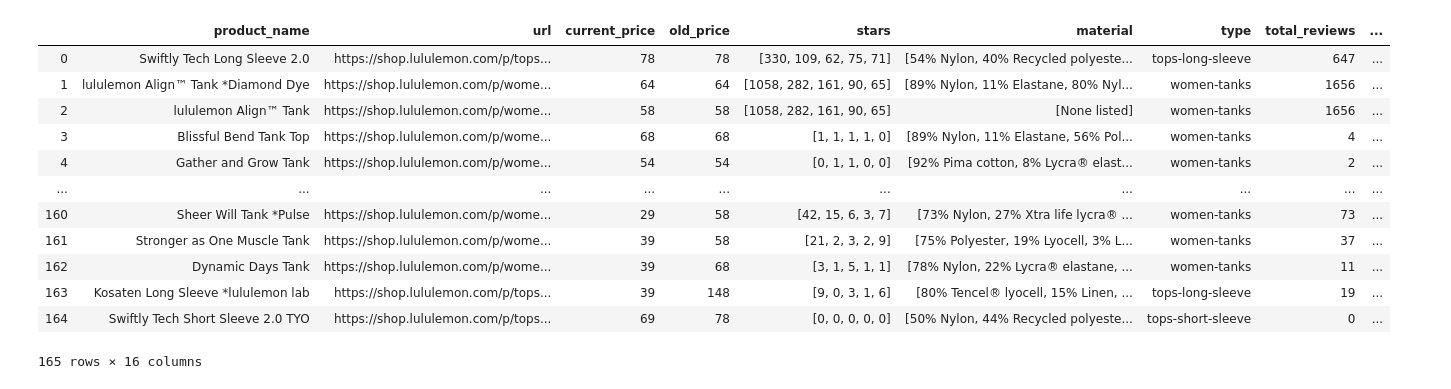
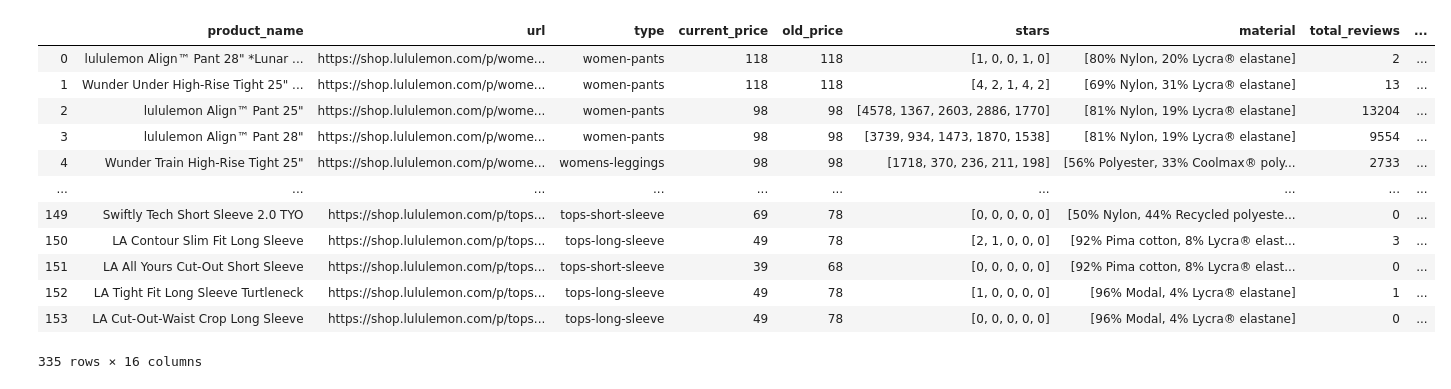
Before and after one commit to tracythuy95/explore_data, a Jupyter notebook: lululemon/lululemon_analysis.ipynb, the cells around one changed output. Cells and saved outputs as stored; diff of their text form; code cells hidden in the pictures.

```diff
--- a/lululemon/lululemon_analysis.ipynb
+++ b/lululemon/lululemon_analysis.ipynb
@@ -5,19 +5,19 @@ import altair as alt
 import numpy as np
 import pickle
 # %%
-df = pickle.load( open( "20210123_product_review_material", "rb" ) )
+df = pickle.load( open( "20210125_leggings_hoodies_shorts_tops", "rb" ) )
 df
 # %% [output]
-|  | product_name | url | current_price | old_price | stars | material | type | total_reviews | ... |
-| 0 | Swiftly Tech Long Sleeve 2.0 | https://shop.lululemon.com/p/tops... | 78 | 78 | [330, 109, 62, 75, 71] | [54% Nylon, 40% Recycled polyeste... | tops-long-sleeve | 647 | ... |
-| 1 | lululemon Align™ Tank *Diamond Dye | https://shop.lululemon.com/p/wome... | 64 | 64 | [1058, 282, 161, 90, 65] | [89% Nylon, 11% Elastane, 80% Nyl... | women-tanks | 1656 | ... |
-| 2 | lululemon Align™ Tank | https://shop.lululemon.com/p/wome... | 58 | 58 | [1058, 282, 161, 90, 65] | [None listed] | women-tanks | 1656 | ... |
-| 3 | Blissful Bend Tank Top | https://shop.lululemon.com/p/wome... | 68 | 68 | [1, 1, 1, 1, 0] | [89% Nylon, 11% Elastane, 56% Pol... | women-tanks | 4 | ... |
-| 4 | Gather and Grow Tank | https://shop.lululemon.com/p/wome... | 54 | 54 | [0, 1, 1, 0, 0] | [92% Pima cotton, 8% Lycra® elast... | women-tanks | 2 | ... |
+|  | product_name | url | type | current_price | old_price | stars | material | total_reviews | ... |
+| 0 | lululemon Align™ Pant 28" *Lunar ... | https://shop.lululemon.com/p/wome... | women-pants | 118 | 118 | [1, 0, 0, 1, 0] | [80% Nylon, 20% Lycra® elastane] | 2 | ... |
+| 1 | Wunder Under High-Rise Tight 25" ... | https://shop.lululemon.com/p/wome... | women-pants | 118 | 118 | [4, 2, 1, 4, 2] | [69% Nylon, 31% Lycra® elastane] | 13 | ... |
+| 2 | lululemon Align™ Pant 25" | https://shop.lululemon.com/p/wome... | women-pants | 98 | 98 | [4578, 1367, 2603, 2886, 1770] | [81% Nylon, 19% Lycra® elastane] | 13204 | ... |
+| 3 | lululemon Align™ Pant 28" | https://shop.lululemon.com/p/wome... | women-pants | 98 | 98 | [3739, 934, 1473, 1870, 1538] | [81% Nylon, 19% Lycra® elastane] | 9554 | ... |
+| 4 | Wunder Train High-Rise Tight 25" | https://shop.lululemon.com/p/wome... | womens-leggings | 98 | 98 | [1718, 370, 236, 211, 198] | [56% Polyester, 33% Coolmax® poly... | 2733 | ... |
 | ... | ... | ... | ... | ... | ... | ... | ... | ... | ... |
-| 160 | Sheer Will Tank *Pulse | https://shop.lululemon.com/p/wome... | 29 | 58 | [42, 15, 6, 3, 7] | [73% Nylon, 27% Xtra life lycra® ... | women-tanks | 73 | ... |
-| 161 | Stronger as One Muscle Tank | https://shop.lululemon.com/p/wome... | 39 | 58 | [21, 2, 3, 2, 9] | [75% Polyester, 19% Lyocell, 3% L... | women-tanks | 37 | ... |
-| 162 | Dynamic Days Tank | https://shop.lululemon.com/p/wome... | 39 | 68 | [3, 1, 5, 1, 1] | [78% Nylon, 22% Lycra® elastane, ... | women-tanks | 11 | ... |
-| 163 | Kosaten Long Sleeve *lululemon lab | https://shop.lululemon.com/p/tops... | 39 | 148 | [9, 0, 3, 1, 6] | [80% Tencel® lyocell, 15% Linen, ... | tops-long-sleeve | 19 | ... |
-| 164 | Swiftly Tech Short Sleeve 2.0 TYO | https://shop.lululemon.com/p/tops... | 69 | 78 | [0, 0, 0, 0, 0] | [50% Nylon, 44% Recycled polyeste... | tops-short-sleeve | 0 | ... |
+| 149 | Swiftly Tech Short Sleeve 2.0 TYO | https://shop.lululemon.com/p/tops... | tops-short-sleeve | 69 | 78 | [0, 0, 0, 0, 0] | [50% Nylon, 44% Recycled polyeste... | 0 | ... |
+| 150 | LA Contour Slim Fit Long Sleeve | https://shop.lululemon.com/p/tops... | tops-long-sleeve | 49 | 78 | [2, 1, 0, 0, 0] | [92% Pima cotton, 8% Lycra® elast... | 3 | ... |
+| 151 | LA All Yours Cut-Out Short Sleeve | https://shop.lululemon.com/p/tops... | tops-short-sleeve | 39 | 68 | [0, 0, 0, 0, 0] | [92% Pima cotton, 8% Lycra® elast... | 0 | ... |
+| 152 | LA Tight Fit Long Sleeve Turtleneck | https://shop.lululemon.com/p/tops... | tops-long-sleeve | 49 | 78 | [1, 0, 0, 0, 0] | [96% Modal, 4% Lycra® elastane] | 1 | ... |
+| 153 | LA Cut-Out-Waist Crop Long Sleeve | https://shop.lululemon.com/p/tops... | tops-long-sleeve | 49 | 78 | [0, 0, 0, 0, 0] | [96% Modal, 4% Lycra® elastane] | 0 | ... |
-165 rows × 16 columns
+335 rows × 16 columns
```
Also changed, not shown: parts of 1 cell of this notebook, 6 other files.
